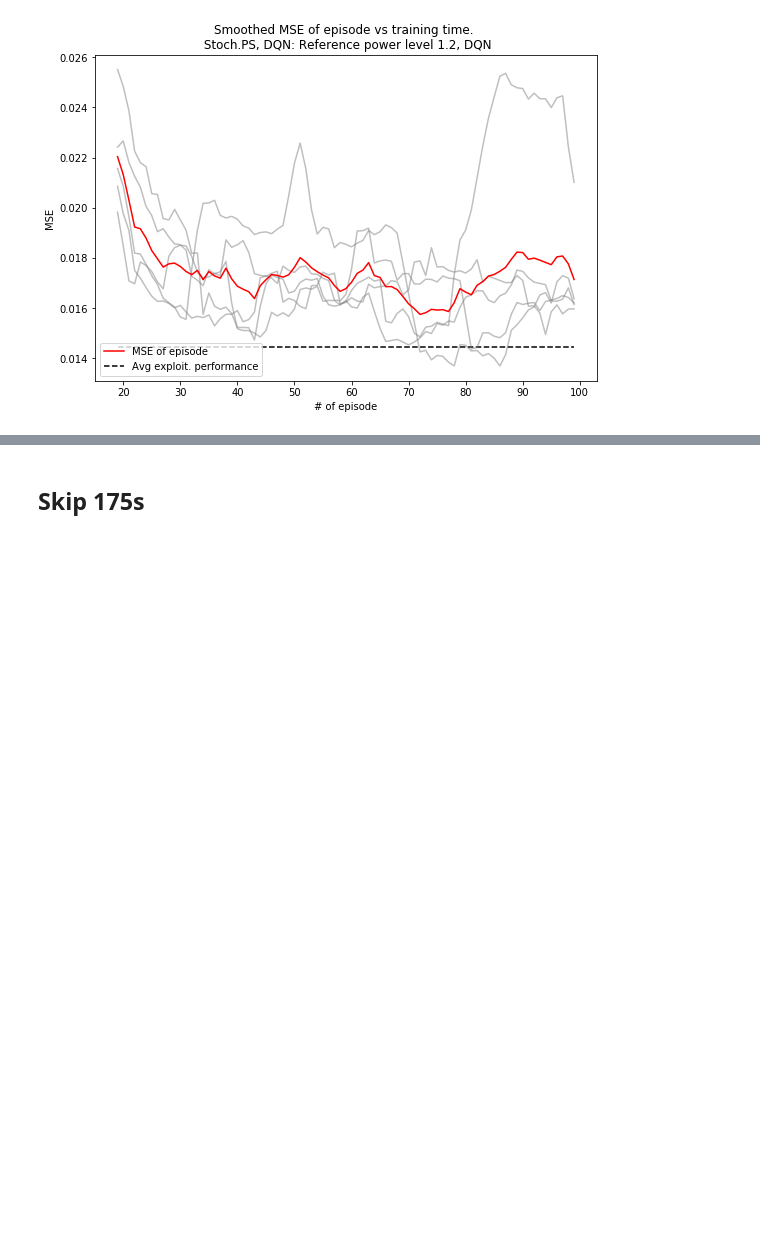
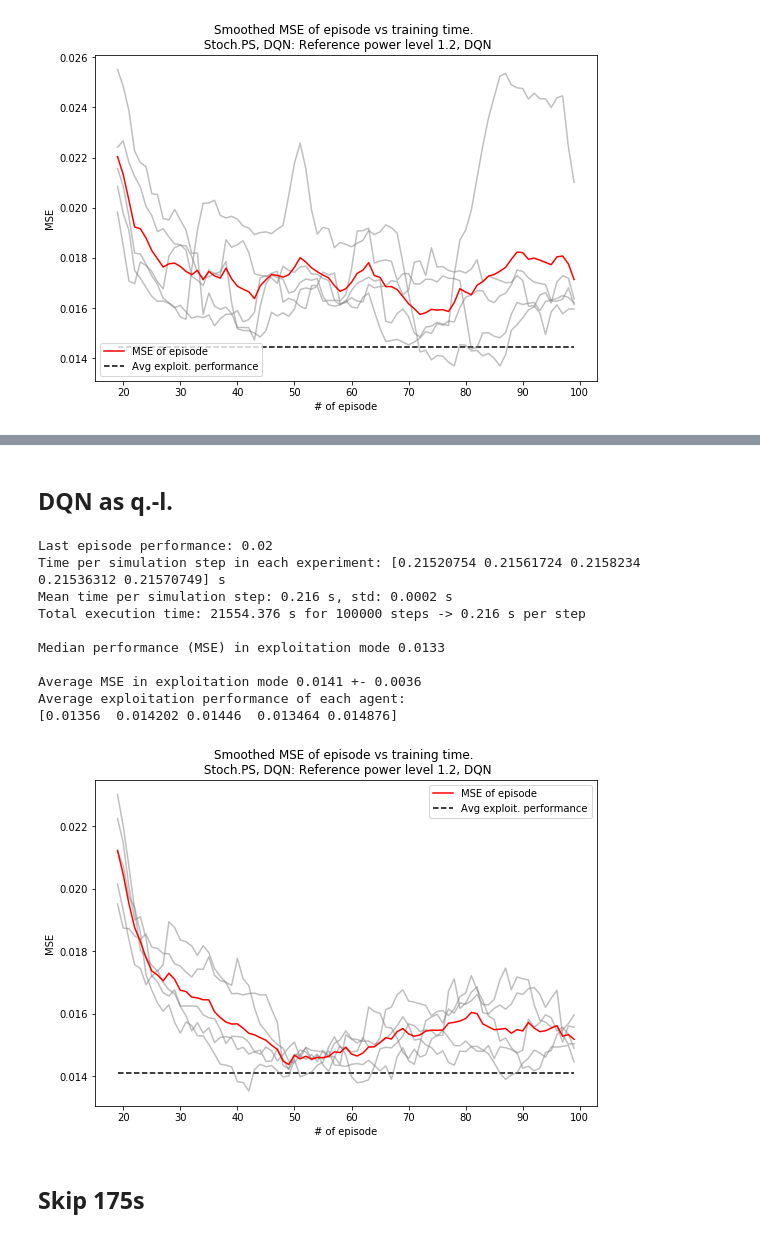
Before and after one commit to OlehLuk/rl-power-control, a Jupyter notebook: experiments/results/ps_dqn.ipynb, the cells around one changed output, grey strips where cells are left out. Saved outputs shown, nothing was run; the diff lists cells and outputs as text; code cells hidden in the pictures; blank space fills up the shorter version.

```diff
--- a/experiments/results/ps_dqn.ipynb
+++ b/experiments/results/ps_dqn.ipynb
@@ -344,3 +366,25 @@ Average exploitation performance of each agent:
+# %% [markdown]
+## DQN as q.-l.
+# %%
+experiments_folder = case_folder + "dqn_as_ql_01-01-2020_03-33/"
+experiment_name = "Stoch.PS, DQN:"
+case = "window_size=1"
+case_name = "Reference power level 1.2, DQN"
+df_avgsm_mses_1, perf_1, sig_1 = report_experiment(experiments_folder + case,
+                             exp_name="\n {} {}".format(experiment_name, case_name), plot_perf_sigma=0,
+                                                         stochastic=False)
+# %% [output]
+Last episode performance: 0.02
+Time per simulation step in each experiment: [0.21520754 0.21561724 0.2158234  0.21536312 0.21570749] s
+Mean time per simulation step: 0.216 s, std: 0.0002 s
+Total execution time: 21554.376 s for 100000 steps -> 0.216 s per step
+
+Median performance (MSE) in exploitation mode 0.0133
+
+Average MSE in exploitation mode 0.0141 +- 0.0036
+Average exploitation performance of each agent:
+[0.01356  0.014202 0.01446  0.013464 0.014876]
+[figure, added]
 # %% [markdown]
 ## Skip 175s
 # %%
```
Also changed, not shown: parts of 11 cells of this notebook.
